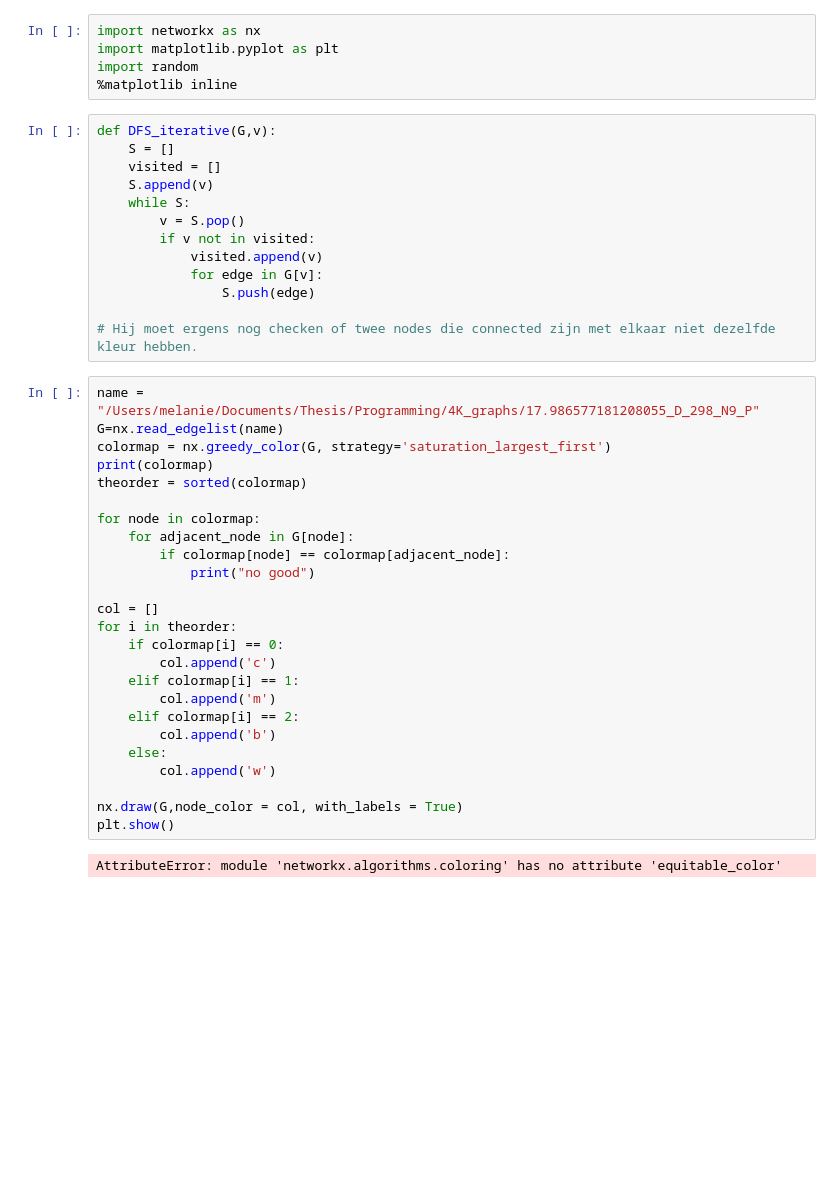
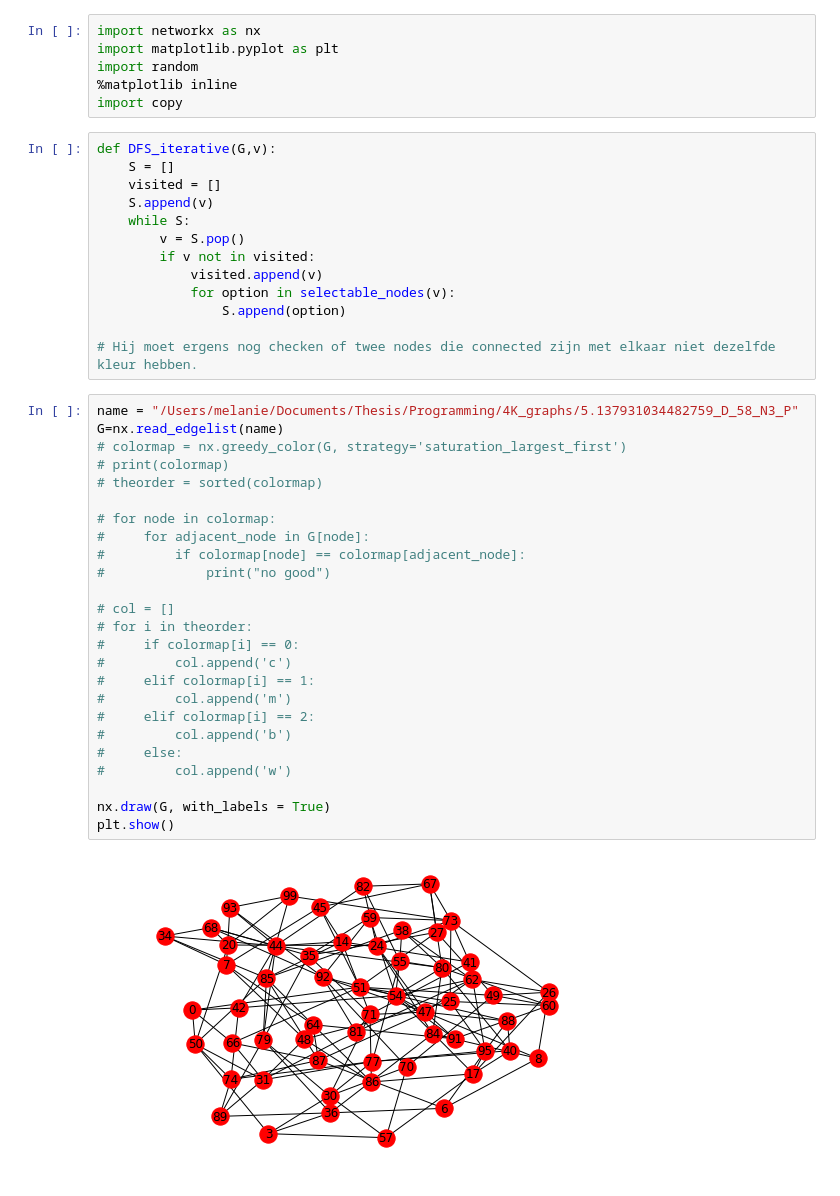
Before and after one commit to Mellaba/Thesis, a Jupyter notebook: Depth first Brelaz.ipynb, the cells around one changed output. Drawn from its saved outputs; the diff is of its cells as text; blank space fills up the shorter version.

```diff
--- a/Depth first Brelaz.ipynb
+++ b/Depth first Brelaz.ipynb
@@ -3,6 +3,7 @@ import networkx as nx
 import matplotlib.pyplot as plt
 import random
 %matplotlib inline
+import copy
 # %%
 def DFS_iterative(G,v):
     S = []
@@ -12,34 +13,34 @@ def DFS_iterative(G,v):
         v = S.pop()
         if v not in visited:
             visited.append(v)
-            for edge in G[v]:
-                S.push(edge)
+            for option in selectable_nodes(v):
+                S.append(option)
 
 # Hij moet ergens nog checken of twee nodes die connected zijn met elkaar niet dezelfde kleur hebben.
 # %%
-name = "/Users/melanie/Documents/Thesis/Programming/4K_graphs/17.986577181208055_D_298_N9_P"
+name = "/Users/melanie/Documents/Thesis/Programming/4K_graphs/5.137931034482759_D_58_N3_P"
 G=nx.read_edgelist(name)
-colormap = nx.greedy_color(G, strategy='saturation_largest_first')
-print(colormap)
-theorder = sorted(colormap)
+# colormap = nx.greedy_color(G, strategy='saturation_largest_first')
+# print(colormap)
+# theorder = sorted(colormap)
 
-for node in colormap:
-    for adjacent_node in G[node]:
-        if colormap[node] == colormap[adjacent_node]:
-            print("no good")
+# for node in colormap:
+#     for adjacent_node in G[node]:
+#         if colormap[node] == colormap[adjacent_node]:
+#             print("no good")
 
-col = []
-for i in theorder:
-    if colormap[i] == 0:
-        col.append('c')
-    elif colormap[i] == 1:
-        col.append('m')
-    elif colormap[i] == 2:
-        col.append('b')
-    else:
-        col.append('w')
+# col = []
+# for i in theorder:
+#     if colormap[i] == 0:
+#         col.append('c')
+#     elif colormap[i] == 1:
+#         col.append('m')
+#     elif colormap[i] == 2:
+#         col.append('b')
+#     else:
+#         col.append('w')
 
-nx.draw(G,node_color = col, with_labels = True)
+nx.draw(G, with_labels = True)
 plt.show()
 # %% [output]
-AttributeError: module 'networkx.algorithms.coloring' has no attribute 'equitable_color'
+[figure, added]
```
Also changed, not shown: parts of 16 cells of this notebook, 39 other files.
